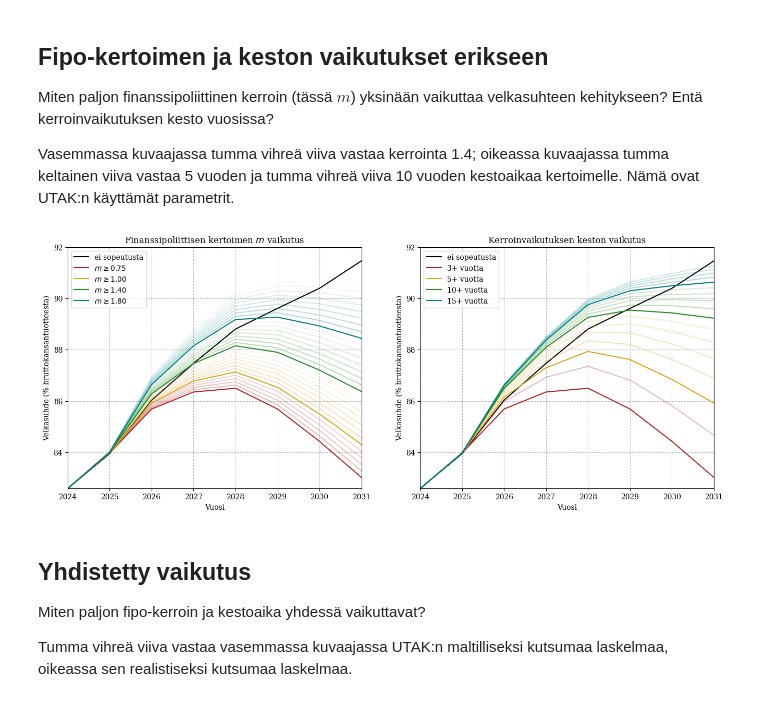
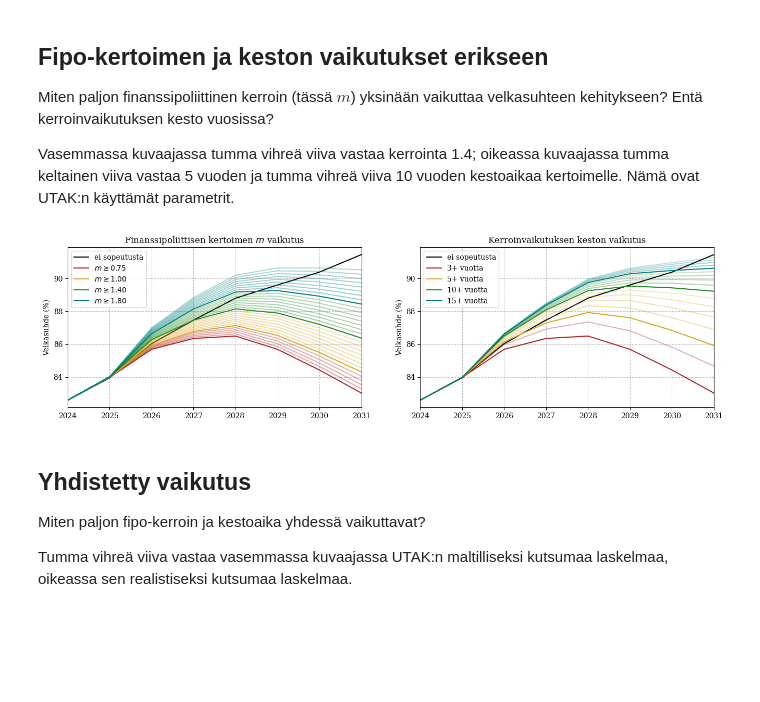
Before and after one commit to lippinj/eu-dsa, a Jupyter notebook: code/Sopeutuksen vaikutukset.ipynb, the cells around one changed output. Drawn from its saved outputs; the diff is of its cells as text; code cells hidden in the pictures; blank space fills up the shorter version.

```diff
--- a/code/Sopeutuksen vaikutukset.ipynb
+++ b/code/Sopeutuksen vaikutukset.ipynb
@@ -75,30 +122,22 @@ Miten paljon finanssipoliittinen kerroin (tässä $m$) yksinään vaikuttaa velk
 
 Vasemmassa kuvaajassa tumma vihreä viiva vastaa kerrointa 1.4; oikeassa kuvaajassa tumma keltainen viiva vastaa 5 vuoden ja tumma vihreä viiva 10 vuoden kestoaikaa kertoimelle. Nämä ovat UTAK:n käyttämät parametrit.
 # %%
-fig, ax = plt.subplots(1, 2, figsize=(16, 6))
+fig, ax = plt.subplots(1, 2, figsize=(16, 4))
 
-p = Plot(ax[0])
-p.ax.set_title(f"Finanssipoliittisen kertoimen $m$ vaikutus")
-p.plot(label="ei sopeutusta", color="black")
-p.fan(np.arange(0.75, 1.00, 0.05), 3, "firebrick", "$m \\geq 0.75$")
-p.fan(np.arange(1.00, 1.40, 0.05), 3, "goldenrod", "$m \\geq 1.00$")
-p.fan(np.arange(1.40, 1.80, 0.05), 3, "forestgreen", "$m \\geq 1.40$")
-p.fan(np.arange(1.80, 2.20, 0.05), 3, "teal", "$m \\geq 1.80$")
-p.finish(92)
+ax[0].set_title(f"Finanssipoliittisen kertoimen $m$ vaikutus")
+ax[0].set_ylabel("Velkasuhde (%)")
+fan = Fan(np.arange(0.75, 2.20, 0.05), 3)
+fan.plot(ax[0], 2031)
 
-p = Plot(ax[1])
-p.ax.set_title(f"Kerroinvaikutuksen keston vaikutus")
-p.plot(label="ei sopeutusta", color="black")
-p.fan(0.75, np.arange(3, 5), "firebrick", "3+ vuotta")
-p.fan(0.75, np.arange(5, 10), "goldenrod", "5+ vuotta")
-p.fan(0.75, np.arange(10, 15), "forestgreen", "10+ vuotta")
-p.fan(0.75, np.arange(15, 20), "teal", "15+ vuotta")
-p.finish(92)
+ax[1].set_title(f"Kerroinvaikutuksen keston vaikutus")
+ax[1].set_ylabel("Velkasuhde (%)")
+fan = Fan(0.75, np.arange(3, 20, 1))
+fan.plot(ax[1], 2031)
 
-p.save("fipo1.png")
+plt.savefig("fipo1.png", dpi=150, bbox_inches="tight")
 plt.show()
 # %% [output]
-[figure, old version]
+[figure, new version]
 # %% [markdown]
 ## Yhdistetty vaikutus
 
```
Also changed, not shown: parts of 6 cells of this notebook.
